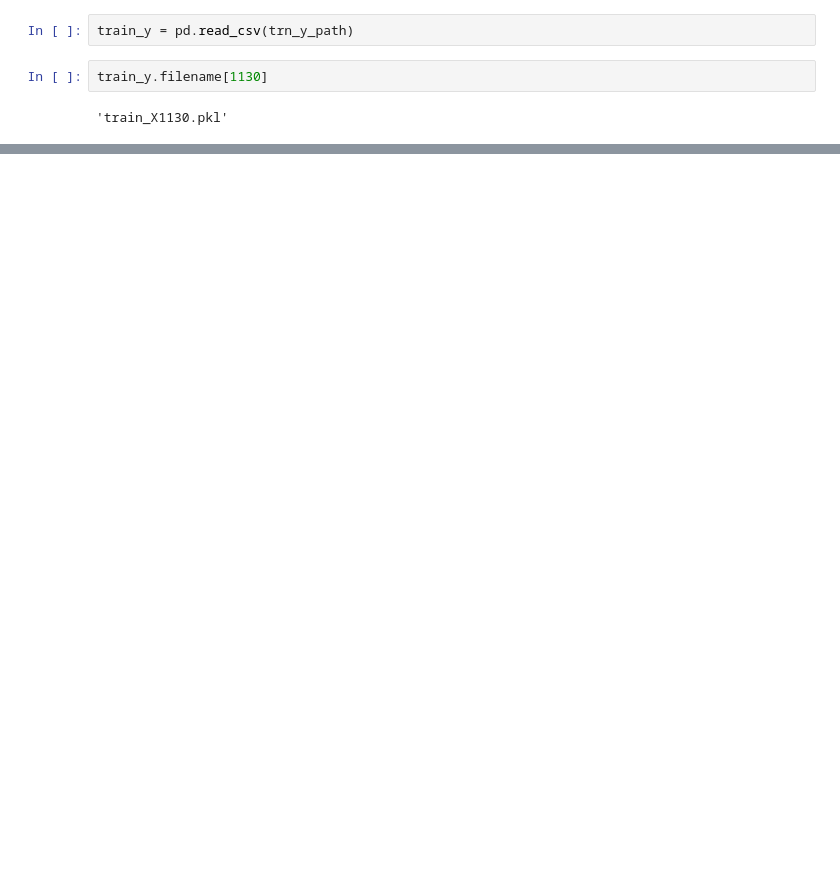
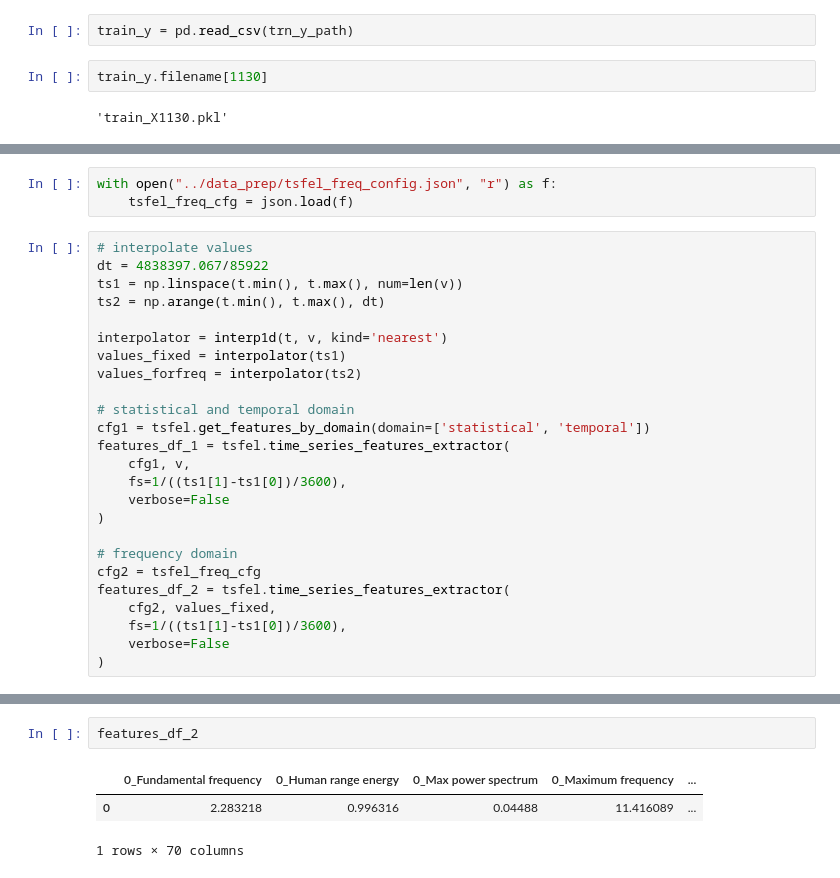
Before and after one commit to JoeZhao527/cl-bricks, a Jupyter notebook: notebooks/data_check.ipynb, the cells around one changed output, grey strips where cells are left out. Cells and saved outputs as stored; diff of their text form; blank space fills up the shorter version.

```diff
--- a/notebooks/data_check.ipynb
+++ b/notebooks/data_check.ipynb
@@ -42,0 +48,28 @@ plt.show()
+# %%
+with open("../data_prep/tsfel_freq_config.json", "r") as f:
+    tsfel_freq_cfg = json.load(f)
+# %%
+# interpolate values
+dt = 4838397.067/85922
+ts1 = np.linspace(t.min(), t.max(), num=len(v))
+ts2 = np.arange(t.min(), t.max(), dt)
+
+interpolator = interp1d(t, v, kind='nearest')
+values_fixed = interpolator(ts1)
+values_forfreq = interpolator(ts2)
+
+# statistical and temporal domain
+cfg1 = tsfel.get_features_by_domain(domain=['statistical', 'temporal'])
+features_df_1 = tsfel.time_series_features_extractor(
+    cfg1, v,
+    fs=1/((ts1[1]-ts1[0])/3600),
+    verbose=False
+)
+
+# frequency domain
+cfg2 = tsfel_freq_cfg
+features_df_2 = tsfel.time_series_features_extractor(
+    cfg2, values_fixed,
+    fs=1/((ts1[1]-ts1[0])/3600),
+    verbose=False
+)
@@ -42,0 +86,6 @@ plt.show()
+# %%
+features_df_2
+# %% [output]
+|  | 0_Fundamental frequency | 0_Human range energy | 0_Max power spectrum | 0_Maximum frequency | ... |
+| 0 | 2.283218 | 0.996316 | 0.04488 | 11.416089 | ... |
+1 rows × 70 columns
```
Also changed, not shown: parts of 9 cells of this notebook, 5 other files.
